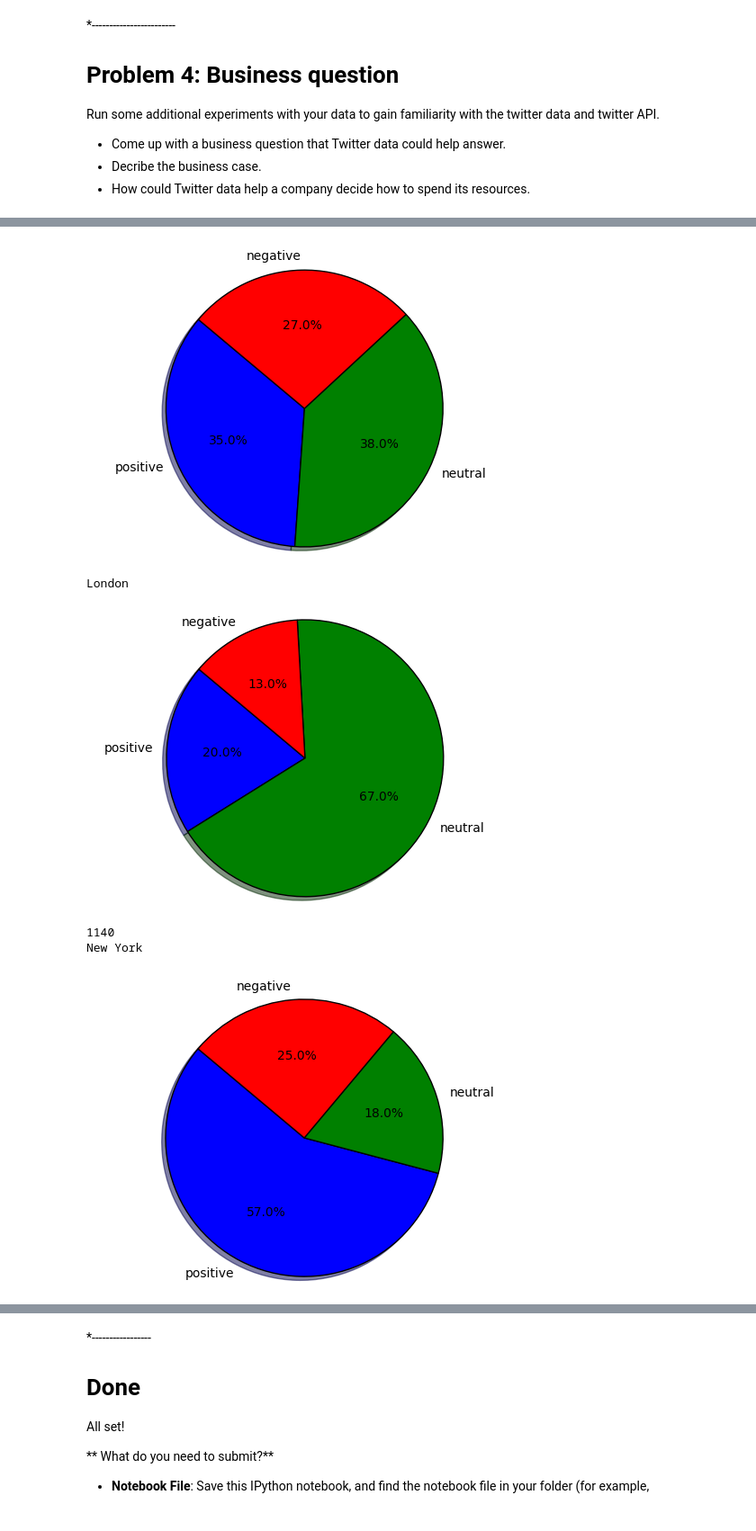
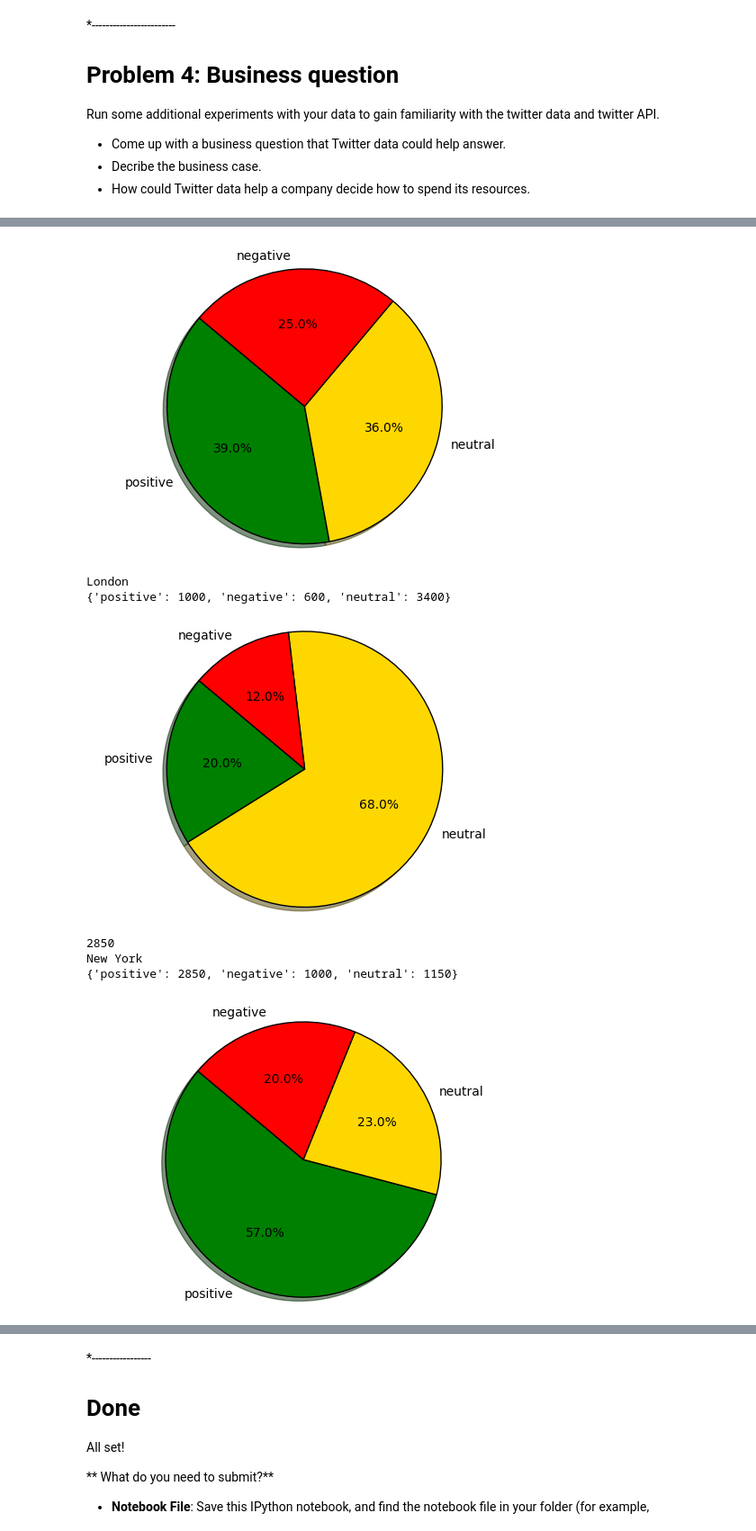
Before and after one commit to DS501-17F-Team14/Case-Study-1, a Jupyter notebook: CaseStudy1.ipynb, the cells around one changed output, grey strips where cells are left out. Shown: that part at 90% size. Saved outputs shown, nothing was run; the diff lists cells and outputs as text; code cells hidden in the pictures.

```diff
--- a/CaseStudy1.ipynb
+++ b/CaseStudy1.ipynb
@@ -84,7 +84,7 @@ max_range = 100
 i = 0
 for city in geocentre:
     statuses = []
-    for _ in range(20):
+    for _ in range(50):
         search_results =twitter_api.search.tweets(q = q, geocode = "%f,%f,%dkm" % (city[0], city[1], max_range), count = count, lang = 'en')
         statuses  +=search_results['statuses']
 
@@ -480,12 +613,14 @@ labels = 'positive', 'neutral', 'negative'
 score_map = estimate_features(data_strings, negative_words, positive_words)
 p_n_map = positive_negative_map(score_map)
 res=[]
-print(p_n_map)
+
 res.append(p_n_map.get("positive"))
 res.append(p_n_map.get("neutral"))
 res.append(p_n_map.get("negative"))
 print("Mumbai")
-plt.pie(res, labels = labels, autopct='%1.1f%%', shadow=True, startangle=140)
+print(p_n_map)
+color = ['green','gold', 'red']
+plt.pie(res, labels = labels, autopct='%1.1f%%', colors = color, shadow=True, startangle=140)
 plt.axis('equal')
 plt.show()
 
@@ -498,7 +633,9 @@ res.append(p_n_map.get("positive"))
 res.append(p_n_map.get("neutral"))
 res.append(p_n_map.get("negative"))
 print("London")
-plt.pie(res, labels = labels, autopct='%1.1f%%', shadow=True, startangle=140)
+print(p_n_map)
+color = ['green','gold', 'red']
+plt.pie(res, labels = labels, autopct='%1.1f%%', colors = color, shadow=True, startangle=140)
 plt.axis('equal')
 plt.show()
 
@@ -513,8 +650,10 @@ res.append(p_n_map.get("positive"))
 res.append(p_n_map.get("neutral"))
 res.append(p_n_map.get("negative"))
 print("New York")
+print(p_n_map)
 #print(res)
-plt.pie(res, labels = labels, autopct='%1.1f%%', shadow=True, startangle=140)
+color = ['green','gold', 'red']
+plt.pie(res, labels = labels, autopct='%1.1f%%', colors = color, shadow=True, startangle=140)
 plt.axis('equal')
 plt.show()
 # %% [output]
@@ -527,9 +666,11 @@ Mumbai
-[figure, old version]
+[figure, new version]
 London
+{'positive': 1000, 'negative': 600, 'neutral': 3400}
-[figure, old version]
+[figure, new version]
-1140
+2850
 New York
+{'positive': 2850, 'negative': 1000, 'neutral': 1150}
-[figure, old version]
+[figure, new version]
 # %%
 #analyzing the sentiments of the tweets that came from iOS vs android devices
 import matplotlib.pyplot as plt
```
Also changed, not shown: parts of 11 cells of this notebook.
